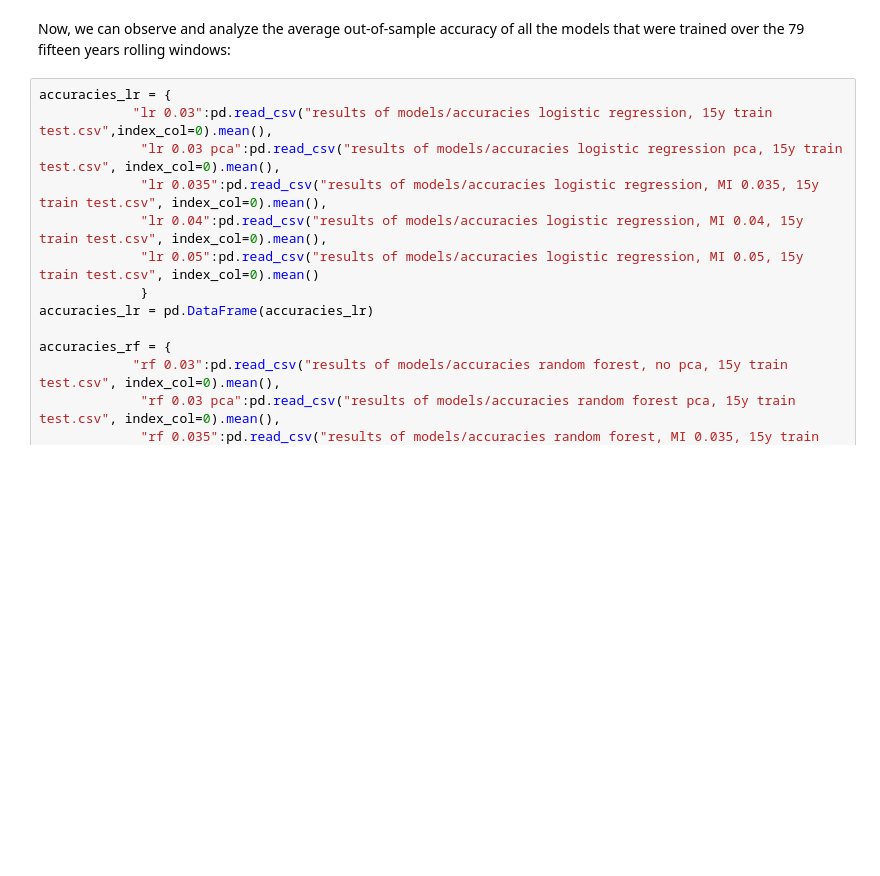
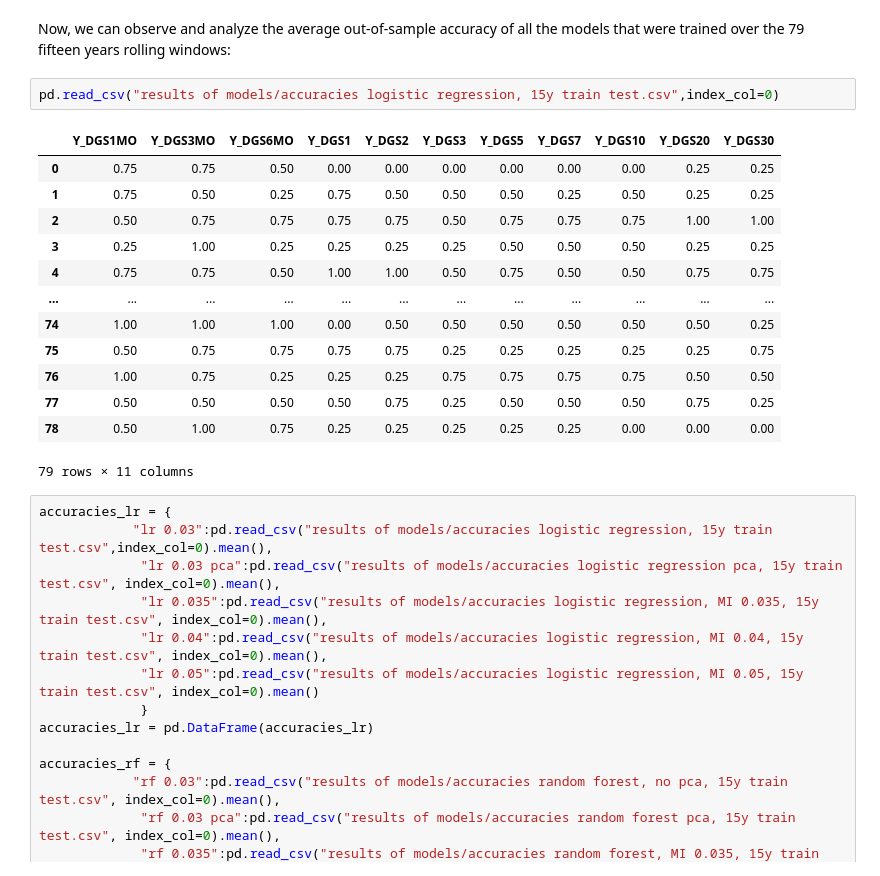
Before and after one commit to jeanlouvaleau/ML-for-trading-project, a Jupyter notebook: data_exploration JL_new.ipynb, the cells around one changed output. Saved outputs shown, nothing was run; the diff lists cells and outputs as text; blank space fills up the shorter version.

```diff
--- a/data_exploration JL_new.ipynb
+++ b/data_exploration JL_new.ipynb
@@ -2021,6 +2035,22 @@ for threshold in threshold_list:
 # IV - Models analysis
 # %% [markdown]
 Now, we can observe and analyze the average out-of-sample accuracy of all the models that were trained over the 79 fifteen years rolling windows:
+# %%
+pd.read_csv("results of models/accuracies logistic regression, 15y train test.csv",index_col=0)
+# %% [output]
+|  | Y_DGS1MO | Y_DGS3MO | Y_DGS6MO | Y_DGS1 | Y_DGS2 | Y_DGS3 | Y_DGS5 | Y_DGS7 | Y_DGS10 | Y_DGS20 | Y_DGS30 |
+| 0 | 0.75 | 0.75 | 0.50 | 0.00 | 0.00 | 0.00 | 0.00 | 0.00 | 0.00 | 0.25 | 0.25 |
+| 1 | 0.75 | 0.50 | 0.25 | 0.75 | 0.50 | 0.50 | 0.50 | 0.25 | 0.50 | 0.25 | 0.25 |
+| 2 | 0.50 | 0.75 | 0.75 | 0.75 | 0.75 | 0.50 | 0.75 | 0.75 | 0.75 | 1.00 | 1.00 |
+| 3 | 0.25 | 1.00 | 0.25 | 0.25 | 0.25 | 0.25 | 0.50 | 0.50 | 0.50 | 0.25 | 0.25 |
+| 4 | 0.75 | 0.75 | 0.50 | 1.00 | 1.00 | 0.50 | 0.75 | 0.50 | 0.50 | 0.75 | 0.75 |
+| ... | ... | ... | ... | ... | ... | ... | ... | ... | ... | ... | ... |
+| 74 | 1.00 | 1.00 | 1.00 | 0.00 | 0.50 | 0.50 | 0.50 | 0.50 | 0.50 | 0.50 | 0.25 |
+| 75 | 0.50 | 0.75 | 0.75 | 0.75 | 0.75 | 0.25 | 0.25 | 0.25 | 0.25 | 0.25 | 0.75 |
+| 76 | 1.00 | 0.75 | 0.25 | 0.25 | 0.25 | 0.75 | 0.75 | 0.75 | 0.75 | 0.50 | 0.50 |
+| 77 | 0.50 | 0.50 | 0.50 | 0.50 | 0.75 | 0.25 | 0.50 | 0.50 | 0.50 | 0.75 | 0.25 |
+| 78 | 0.50 | 1.00 | 0.75 | 0.25 | 0.25 | 0.25 | 0.25 | 0.25 | 0.00 | 0.00 | 0.00 |
+79 rows × 11 columns
 # %%
 accuracies_lr = {
             "lr 0.03":pd.read_csv("results of models/accuracies logistic regression, 15y train test.csv",index_col=0).mean(),
```
Also changed, not shown: parts of 7 cells of this notebook.
